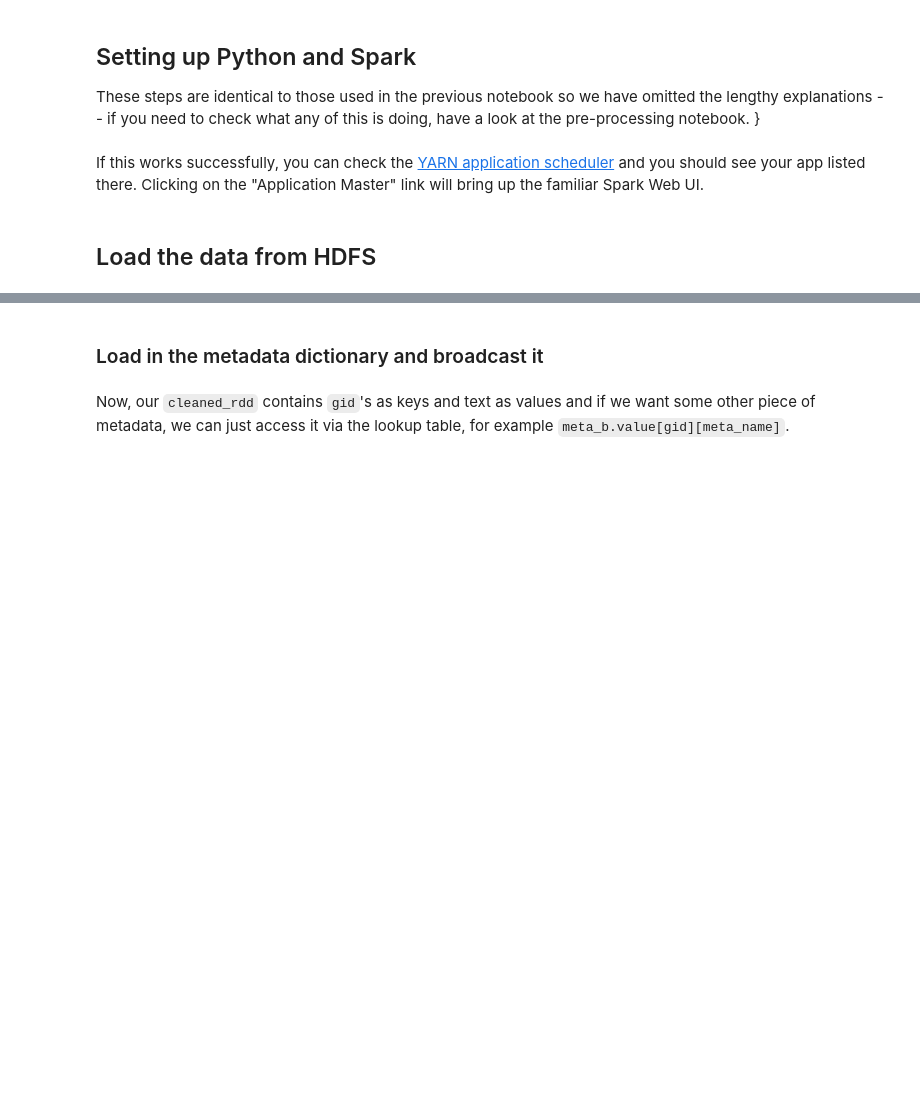
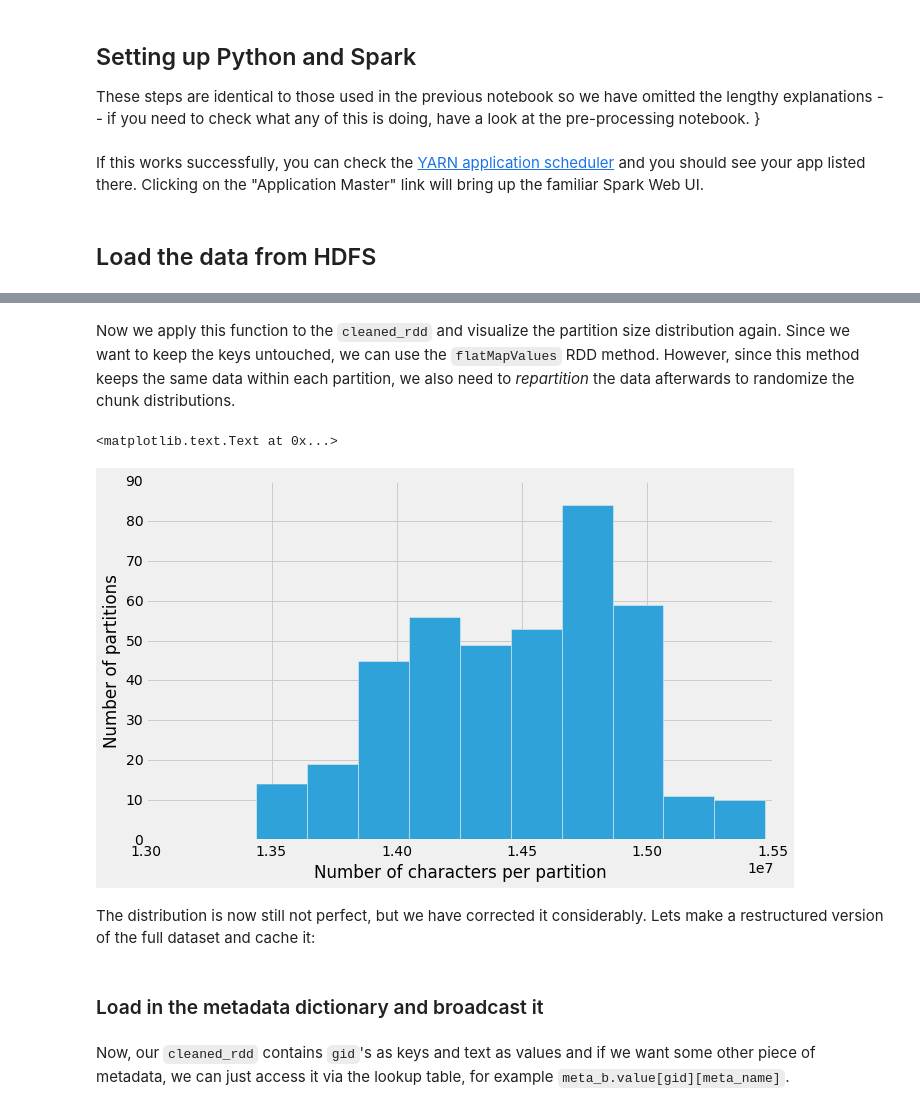
Before and after one commit to rokroskar/spark_workshop, a Jupyter notebook: notebooks/gutenberg/part3-lang-classification-SOLUTIONS.ipynb, the cells around one changed output, grey strips where cells are left out. Saved outputs shown, nothing was run; the diff lists cells and outputs as text; code cells hidden in the pictures; blank space fills up the shorter version.

```diff
--- a/notebooks/gutenberg/part3-lang-classification-SOLUTIONS.ipynb
+++ b/notebooks/gutenberg/part3-lang-classification-SOLUTIONS.ipynb
@@ -55,0 +93,30 @@ cleaned_rdd = sc.pickleFile('/user/roskarr/gutenberg/cleaned_rdd').cache()
+# %%
+def chunk_text(text, block_len=10000) :
+    """
+    Ensure that blocks of text are no larger than `block_len`.
+
+    Arguments:
+
+        text: the
+    """
+    len_text = len(text)
+
+    if len_text < block_len :
+        return text
+    else :
+        nblocks = len_text/block_len
+        return [text[i*block_len:(i+1)*block_len] for i in xrange(nblocks)]
+# %% [markdown]
+Now we apply this function to the `cleaned_rdd` and visualize the partition size distribution again. Since we want to keep the keys untouched, we can use the `flatMapValues` RDD method. However, since this method keeps the same data within each partition, we also need to *repartition* the data afterwards to randomize the chunk distributions.
+# %%
+plt.hist(cleaned_rdd.flatMapValues(chunk_text)
+                    .repartition(400)
+                    .mapPartitions(count_chars_in_partition)
+                    .collect())
+plt.xlabel('Number of characters per partition')
+plt.ylabel('Number of partitions')
+# %% [output]
+<matplotlib.text.Text at 0x...>
+[figure, added]
+# %% [markdown]
+The distribution is now still not perfect, but we have corrected it considerably. Lets make a restructured version of the full dataset and cache it:
```
Also changed, not shown: parts of 47 cells of this notebook.
